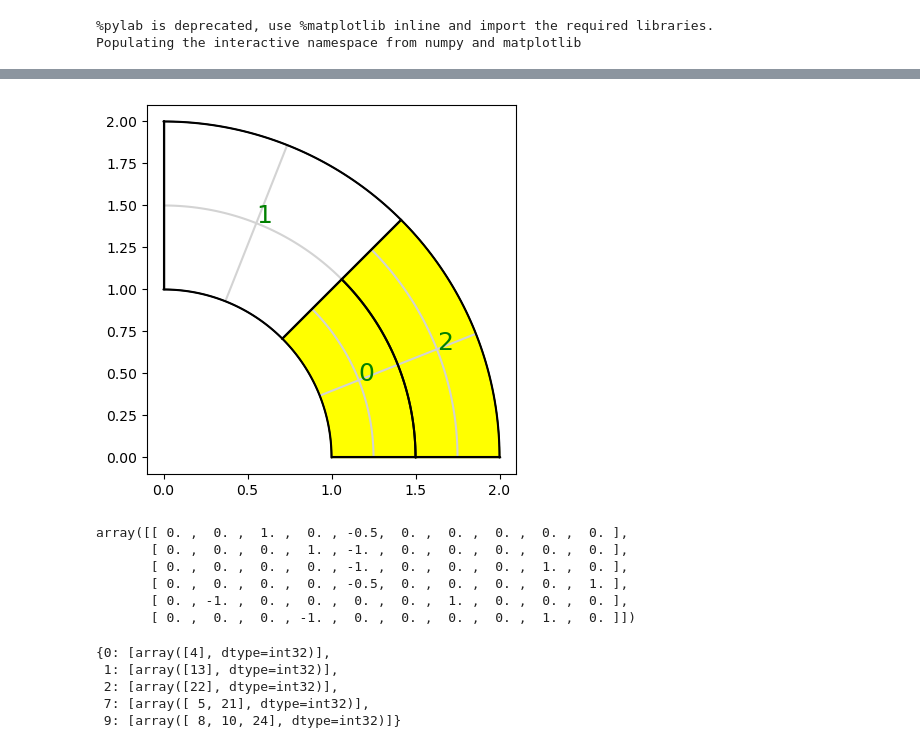
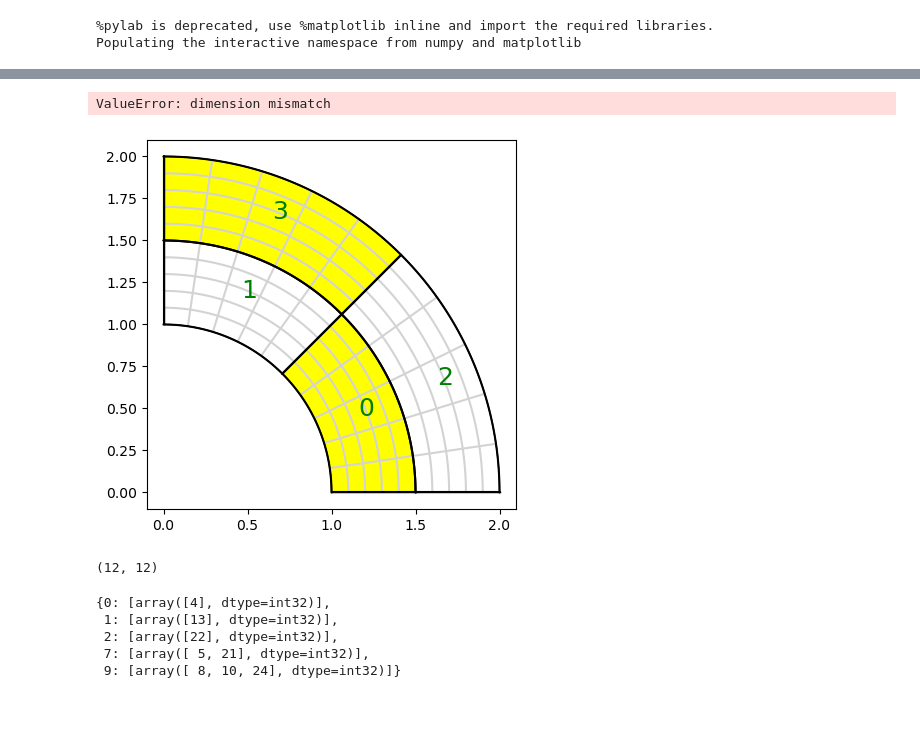
Before and after one commit to Stefan714/pyiga, a Jupyter notebook: notebooks/IETI.ipynb, the cells around one changed output, grey strips where cells are left out. Cells and saved outputs as stored; diff of their text form; code cells hidden in the pictures; blank space fills up the shorter version.

```diff
--- a/notebooks/IETI.ipynb
+++ b/notebooks/IETI.ipynb
@@ -639,41 +639,42 @@ def consistency_split(MP):
                 patches_to_split[p1]=None
     return patches_to_split
 # %%
-deg = 1
-N = 2
+deg = 2
+N = 5
 #M = Tshapes(deg,N,1)
 knots = (bspline.make_knots(deg,0,1,N),bspline.make_knots(deg,0,1,N))
 M = topology.PatchMesh([(knots,geometry.quarter_annulus())])
 M.split_patch(0,axis=0);
 M.split_patch(0,axis=1);
+M.split_patch(1,axis=1);
 
-M.set_domain_id({'A':{1}, 'B':{0,2}})
+M.set_domain_id({0:{1,2}, 1:{0,3}})
 
 MP = assemble.Multipatch(M, automatch=True)
 
 dir_data = {0: lambda x,y: 0.}
 #MP.set_dirichlet_boundary(dir_data)
-f={'A':lambda x,y: 1.,'B':lambda x,y: 1.}
+f={0:lambda x,y: 100.,1:lambda x,y: 100.}
 gamma = 1.
 MP.set_dirichlet_boundary(dir_data)
 
-a = {'A':gamma, 'B':1.}
-MP.mesh.draw(knots=1, patch_idx=1, color={'A':"white", 'B':"yellow"})
+a = {0:1., 1:gamma}
+MP.mesh.draw(knots=1, patch_idx=1, color={0:"white", 1:"yellow"})
 
 #MP.B = parametersort(MP,a)
 #parametersort(MP,a)
 I = IetiDP(MP, dir_data = dir_data, elim=0)
 I.assemble(problem='a*inner(grad(u),grad(v))* dx',f=f, a=a)
-I.construct_primal_constraints(redundant=True, fat = False)
+I.construct_primal_constraints(redundant=False, fat = False)
 I.construct_primal_basis()
 I.remove_dir_from_system()
 
-# F,b = I.compute_F()
-# F_mat = F@np.eye(F.shape[0])
-# #I.compute_S()
+F,b = I.compute_F()
+F_mat = F@np.eye(F.shape[0])
+#I.compute_S()
 
-# MsD = I.MsD(method='deluxe')
+#MsD = I.MsD(method='deluxe')
 
-# lam, it, min_eig, max_eig, r = solvers.pcg(F, b, x0=None, maxiter=200, P=MsD, output=1, rtol=1e-6, atol=1e-12)
-# uh = I.construct_solution(lam)
+lam, it, min_eig, max_eig, r = solvers.pcg(F, b, x0=None, maxiter=200, P=1, output=1, rtol=1e-6, atol=1e-12)
+uh = I.construct_solution(lam)
 # %% [output]
@@ -682,13 +683,9 @@ Basis setup took 0.004426240921020508 seconds
+ValueError: dimension mismatch
-[figure, old version]
+[figure, new version]
 # %%
-I.B.toarray()
+F_mat
 # %% [output]
-array([[ 0. ,  0. ,  1. ,  0. , -0.5,  0. ,  0. ,  0. ,  0. ,  0. ],
-       [ 0. ,  0. ,  0. ,  1. , -1. ,  0. ,  0. ,  0. ,  0. ,  0. ],
-       [ 0. ,  0. ,  0. ,  0. , -1. ,  0. ,  0. ,  0. ,  1. ,  0. ],
-       [ 0. ,  0. ,  0. ,  0. , -0.5,  0. ,  0. ,  0. ,  0. ,  1. ],
-       [ 0. , -1. ,  0. ,  0. ,  0. ,  0. ,  1. ,  0. ,  0. ,  0. ],
-       [ 0. ,  0. ,  0. , -1. ,  0. ,  0. ,  0. ,  0. ,  1. ,  0. ]])
+(12, 12)
 # %%
 MP.get_nodes()
 # %% [output]
```
Also changed, not shown: parts of 3 cells of this notebook, 2 other files.
